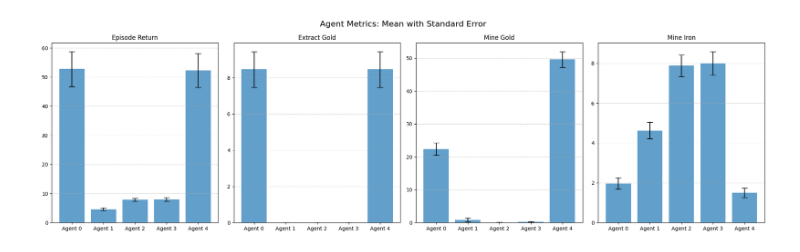
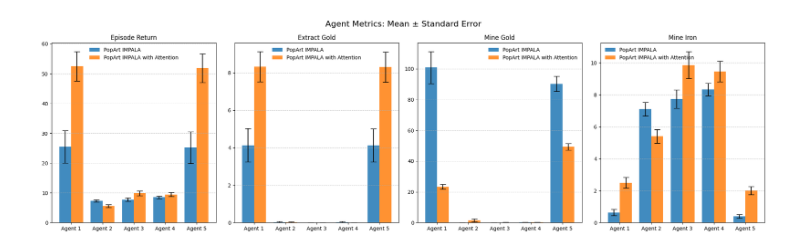
Before and after one commit to ajshawn/BrainInspiredSocialAgents, a Jupyter notebook: plot_performance.ipynb, the cells around one changed output. Saved outputs shown, nothing was run; the diff lists cells and outputs as text; code cells hidden in the pictures.

```diff
--- a/plot_performance.ipynb
+++ b/plot_performance.ipynb
@@ -40,4 +32,0 @@ plot_metrics(log_path_impala,5)
-# %%
-plot_metrics(log_path_attn,5)
-# %% [output]
-[figure, removed]
@@ -43,0 +87,4 @@ plot_metrics(log_path_attn,5)
+# %%
+plot_metrics_2group(log_path_impala, log_path_attn, num_ag=5, group_labels=("PopArt IMPALA", "PopArt IMPALA with Attention"), colors=("C0", "C1"))
+# %% [output]
+[figure, added]
```
Also changed, not shown: parts of 6 cells of this notebook, 3 other files.
